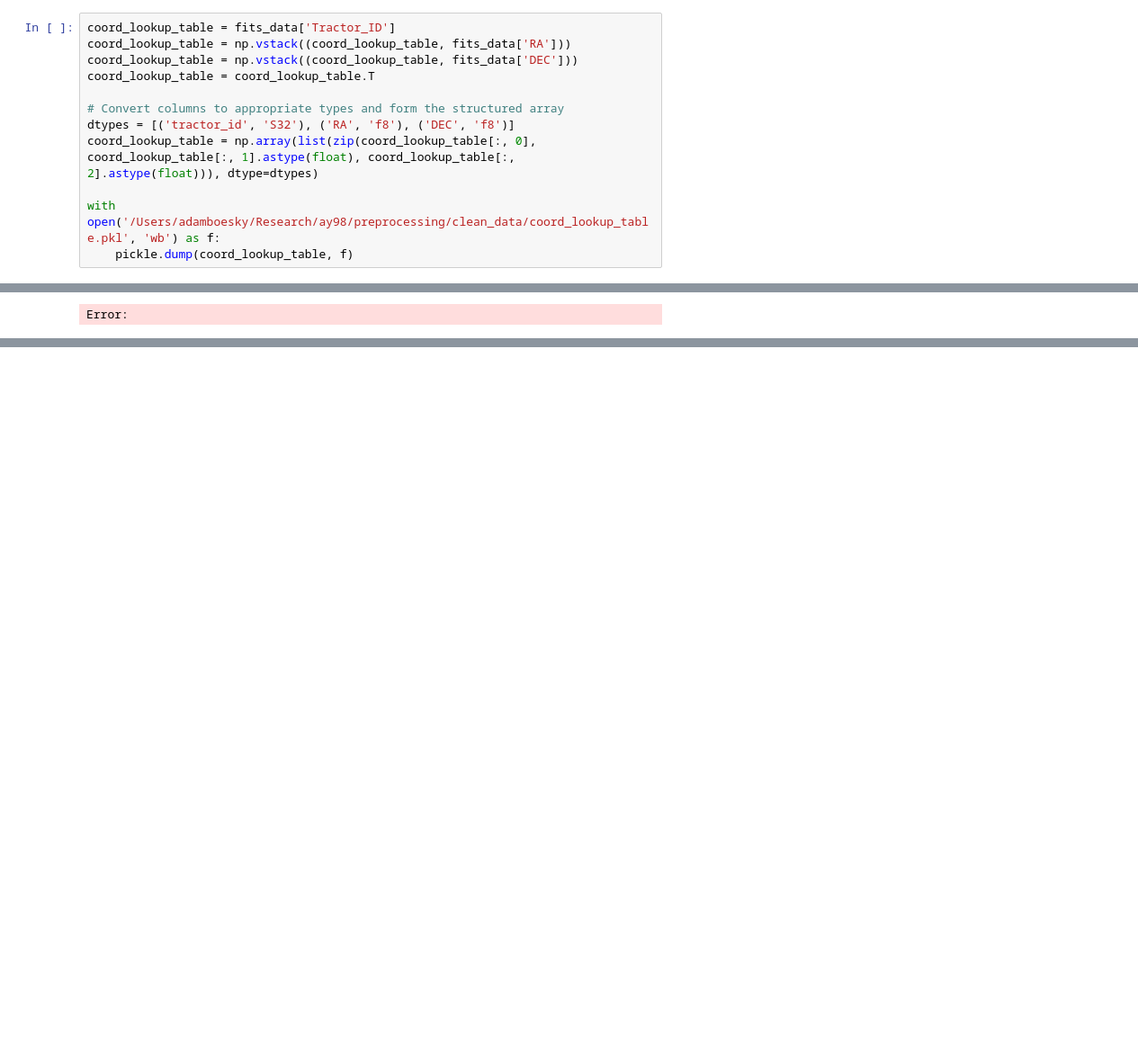
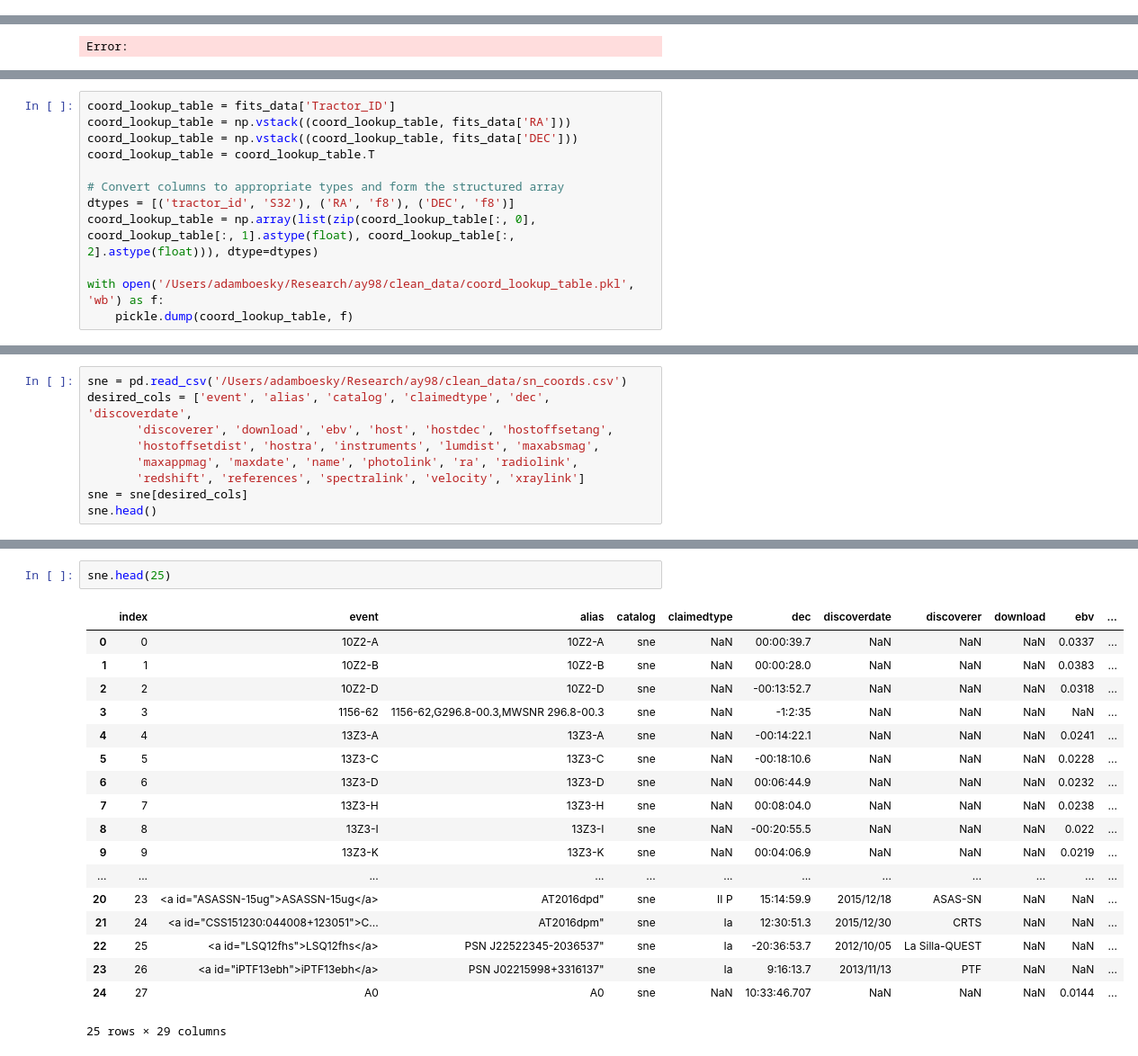
Before and after one commit to Adam-Boesky/astro_SPLASH, a Jupyter notebook: preprocessing/cleaning.ipynb, the cells around one changed output, grey strips where cells are left out. Shown at 90% size. Saved outputs shown, nothing was run; the diff lists cells and outputs as text; blank space fills up the shorter version.

```diff
--- a/preprocessing/cleaning.ipynb
+++ b/preprocessing/cleaning.ipynb
@@ -255,12 +261,0 @@ Save a file to lookup coordinates for a given tractor ID
-# %%
-coord_lookup_table = fits_data['Tractor_ID']
-coord_lookup_table = np.vstack((coord_lookup_table, fits_data['RA']))
-coord_lookup_table = np.vstack((coord_lookup_table, fits_data['DEC']))
-coord_lookup_table = coord_lookup_table.T
-
-# Convert columns to appropriate types and form the structured array
-dtypes = [('tractor_id', 'S32'), ('RA', 'f8'), ('DEC', 'f8')]
-coord_lookup_table = np.array(list(zip(coord_lookup_table[:, 0], coord_lookup_table[:, 1].astype(float), coord_lookup_table[:, 2].astype(float))), dtype=dtypes)
-
-with open('/Users/adamboesky/Research/ay98/preprocessing/clean_data/coord_lookup_table.pkl', 'wb') as f:
-    pickle.dump(coord_lookup_table, f)
@@ -312,0 +301,12 @@ Error:
+# %%
+coord_lookup_table = fits_data['Tractor_ID']
+coord_lookup_table = np.vstack((coord_lookup_table, fits_data['RA']))
+coord_lookup_table = np.vstack((coord_lookup_table, fits_data['DEC']))
+coord_lookup_table = coord_lookup_table.T
+
+# Convert columns to appropriate types and form the structured array
+dtypes = [('tractor_id', 'S32'), ('RA', 'f8'), ('DEC', 'f8')]
+coord_lookup_table = np.array(list(zip(coord_lookup_table[:, 0], coord_lookup_table[:, 1].astype(float), coord_lookup_table[:, 2].astype(float))), dtype=dtypes)
+
+with open('/Users/adamboesky/Research/ay98/clean_data/coord_lookup_table.pkl', 'wb') as f:
+    pickle.dump(coord_lookup_table, f)
@@ -312,0 +328,9 @@ Error:
+# %%
+sne = pd.read_csv('/Users/adamboesky/Research/ay98/clean_data/sn_coords.csv')
+desired_cols = ['event', 'alias', 'catalog', 'claimedtype', 'dec', 'discoverdate',
+       'discoverer', 'download', 'ebv', 'host', 'hostdec', 'hostoffsetang',
+       'hostoffsetdist', 'hostra', 'instruments', 'lumdist', 'maxabsmag',
+       'maxappmag', 'maxdate', 'name', 'photolink', 'ra', 'radiolink',
+       'redshift', 'references', 'spectralink', 'velocity', 'xraylink']
+sne = sne[desired_cols]
+sne.head()
@@ -312,0 +496,21 @@ Error:
+# %%
+sne.head(25)
+# %% [output]
+|  | index | event | alias | catalog | claimedtype | dec | discoverdate | discoverer | download | ebv | ... |
+| 0 | 0 | 10Z2-A | 10Z2-A | sne | NaN | 00:00:39.7 | NaN | NaN | NaN | 0.0337 | ... |
+| 1 | 1 | 10Z2-B | 10Z2-B | sne | NaN | 00:00:28.0 | NaN | NaN | NaN | 0.0383 | ... |
+| 2 | 2 | 10Z2-D | 10Z2-D | sne | NaN | -00:13:52.7 | NaN | NaN | NaN | 0.0318 | ... |
+| 3 | 3 | 1156-62 | 1156-62,G296.8-00.3,MWSNR 296.8-00.3 | sne | NaN | -1:2:35 | NaN | NaN | NaN | NaN | ... |
+| 4 | 4 | 13Z3-A | 13Z3-A | sne | NaN | -00:14:22.1 | NaN | NaN | NaN | 0.0241 | ... |
+| 5 | 5 | 13Z3-C | 13Z3-C | sne | NaN | -00:18:10.6 | NaN | NaN | NaN | 0.0228 | ... |
+| 6 | 6 | 13Z3-D | 13Z3-D | sne | NaN | 00:06:44.9 | NaN | NaN | NaN | 0.0232 | ... |
+| 7 | 7 | 13Z3-H | 13Z3-H | sne | NaN | 00:08:04.0 | NaN | NaN | NaN | 0.0238 | ... |
+| 8 | 8 | 13Z3-I | 13Z3-I | sne | NaN | -00:20:55.5 | NaN | NaN | NaN | 0.022 | ... |
+| 9 | 9 | 13Z3-K | 13Z3-K | sne | NaN | 00:04:06.9 | NaN | NaN | NaN | 0.0219 | ... |
+| ... | ... | ... | ... | ... | ... | ... | ... | ... | ... | ... | ... |
+| 20 | 23 | <a id="ASASSN-15ug">ASASSN-15ug</a> | AT2016dpd" | sne | II P | 15:14:59.9 | 2015/12/18 | ASAS-SN | NaN | NaN | ... |
+| 21 | 24 | <a id="CSS151230:044008+123051">C... | AT2016dpm" | sne | Ia | 12:30:51.3 | 2015/12/30 | CRTS | NaN | NaN | ... |
+| 22 | 25 | <a id="LSQ12fhs">LSQ12fhs</a> | PSN J22522345-2036537" | sne | Ia | -20:36:53.7 | 2012/10/05 | La Silla-QUEST | NaN | NaN | ... |
+| 23 | 26 | <a id="iPTF13ebh">iPTF13ebh</a> | PSN J02215998+3316137" | sne | Ia | 9:16:13.7 | 2013/11/13 | PTF | NaN | NaN | ... |
+| 24 | 27 | A0 | A0 | sne | NaN | 10:33:46.707 | NaN | NaN | NaN | 0.0144 | ... |
+25 rows × 29 columns
```
Also changed, not shown: parts of 30 cells of this notebook, 1 other file.
